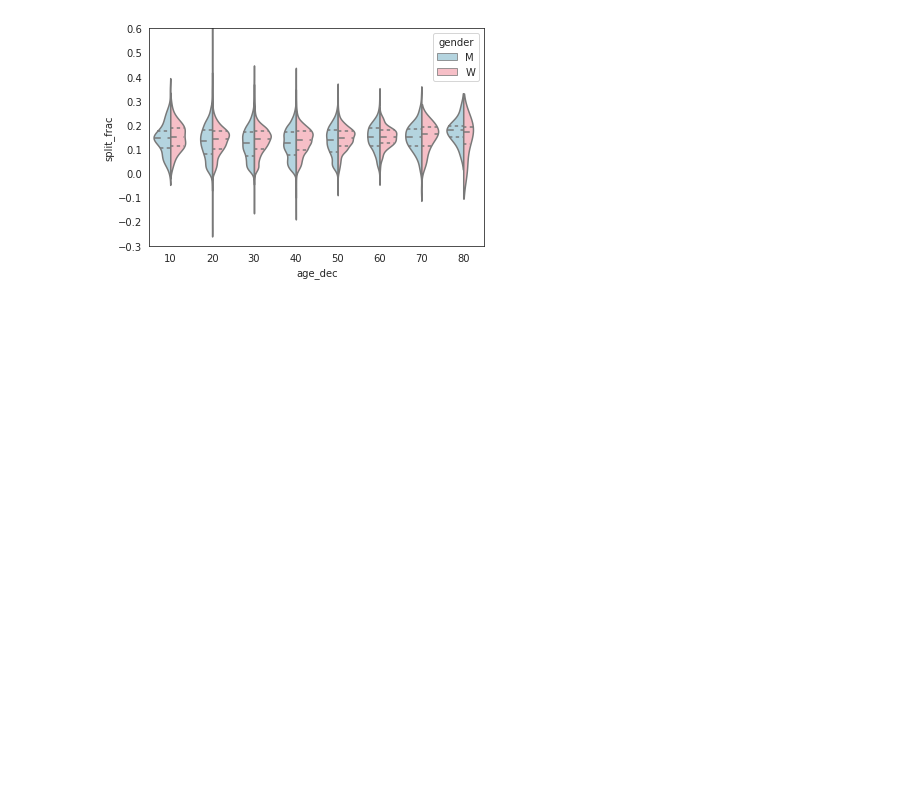
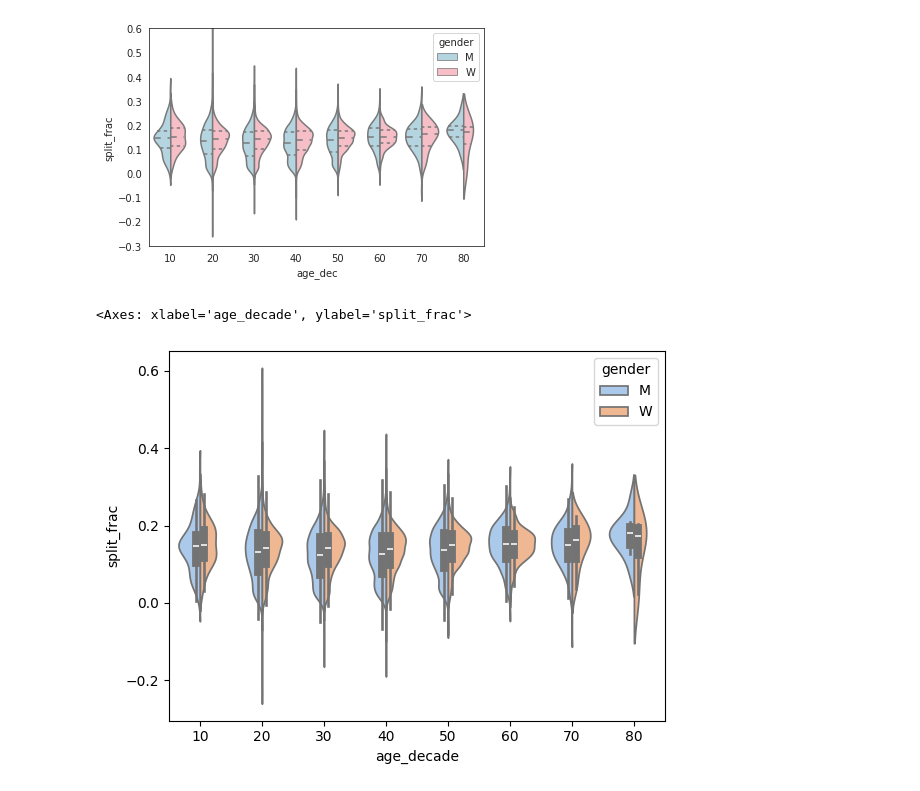
Before and after one commit to HueyBick/2024_Intro_Python, a Jupyter notebook: ML_EES/IP/W4_S2.ipynb, the cells around one changed output. Saved outputs shown, nothing was run; the diff lists cells and outputs as text; code cells hidden in the pictures; blank space fills up the shorter version.

```diff
--- a/ML_EES/IP/W4_S2.ipynb
+++ b/ML_EES/IP/W4_S2.ipynb
@@ -162,0 +172,7 @@ Hint:
+# %%
+# Recreate this figure here
+data['age_decade'] = 10*(data.age//10)
+sns.violinplot(data=data,x="age_decade", y="split_frac",hue='gender',split=True,hue_order=['M','W'],palette='pastel')
+# %% [output]
+<Axes: xlabel='age_decade', ylabel='split_frac'>
+[figure, added]
```
Also changed, not shown: parts of 4 cells of this notebook.
